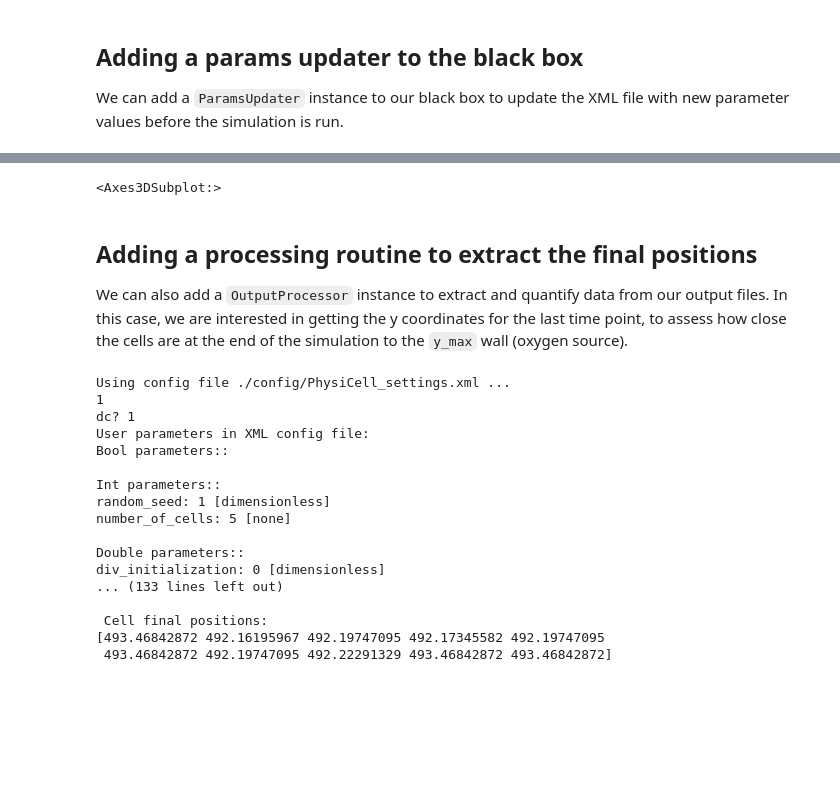
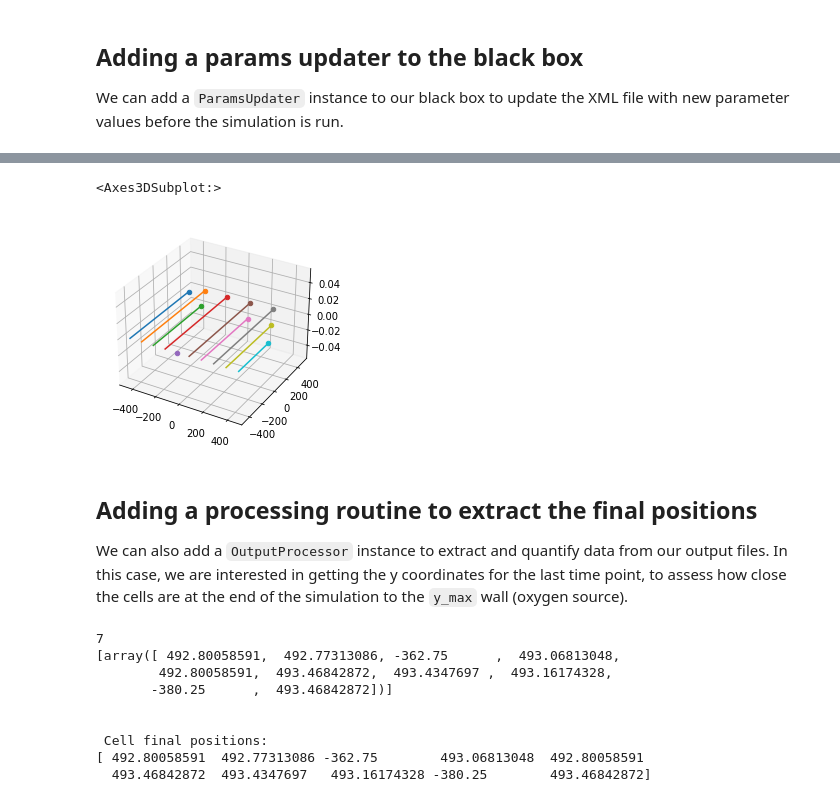
Before and after one commit to IGGoncalves/PhysiCOOL, a Jupyter notebook: examples/motility/black_box.ipynb, the cells around one changed output, grey strips where cells are left out. Drawn from its saved outputs; the diff is of its cells as text; code cells hidden in the pictures; blank space fills up the shorter version.

```diff
--- a/examples/motility/black_box.ipynb
+++ b/examples/motility/black_box.ipynb
@@ -102,6 +79,6 @@ opt.clean_tmp_files()
 black_box.run(params=new_values)
 # %%
 # Plot the trajectories
-trajectories = get_cell_trajectories("temp")
+trajectories = get_cell_trajectories("temp", version="1.9.1")
 plot_trajectories_3d(trajectories)
 # %% [output]
@@ -110,4 +85,5 @@ plot_trajectories_3d(trajectories)
 <Axes3DSubplot:>
+[figure, added]
 # %% [markdown]
 ## Adding a processing routine to extract the final positions
 
@@ -117,25 +93,18 @@ from physicool.processing import get_final_y_position
 
 opt.clean_tmp_files()
 black_box.processor = get_final_y_position
+black_box.version = "1.9.1"
 final_positions = black_box.run(new_values)
 
 print("\n\n Cell final positions:")
 print(final_positions)
 # %% [output]
-Using config file ./config/PhysiCell_settings.xml ...
-1
-dc? 1
-User parameters in XML config file:
-Bool parameters::
+7
+[array([ 492.80058591,  492.77313086, -362.75      ,  493.06813048,
+        492.80058591,  493.46842872,  493.4347697 ,  493.16174328,
+       -380.25      ,  493.46842872])]
 
-Int parameters::
-random_seed: 1 [dimensionless]
-number_of_cells: 5 [none]
-
-Double parameters::
-div_initialization: 0 [dimensionless]
-... (133 lines left out)
 
  Cell final positions:
-[493.46842872 492.16195967 492.19747095 492.17345582 492.19747095
- 493.46842872 492.19747095 492.22291329 493.46842872 493.46842872]
+[ 492.80058591  492.77313086 -362.75        493.06813048  492.80058591
+  493.46842872  493.4347697   493.16174328 -380.25        493.46842872]
```
Also changed, not shown: parts of 3 cells of this notebook, 3 other files.
